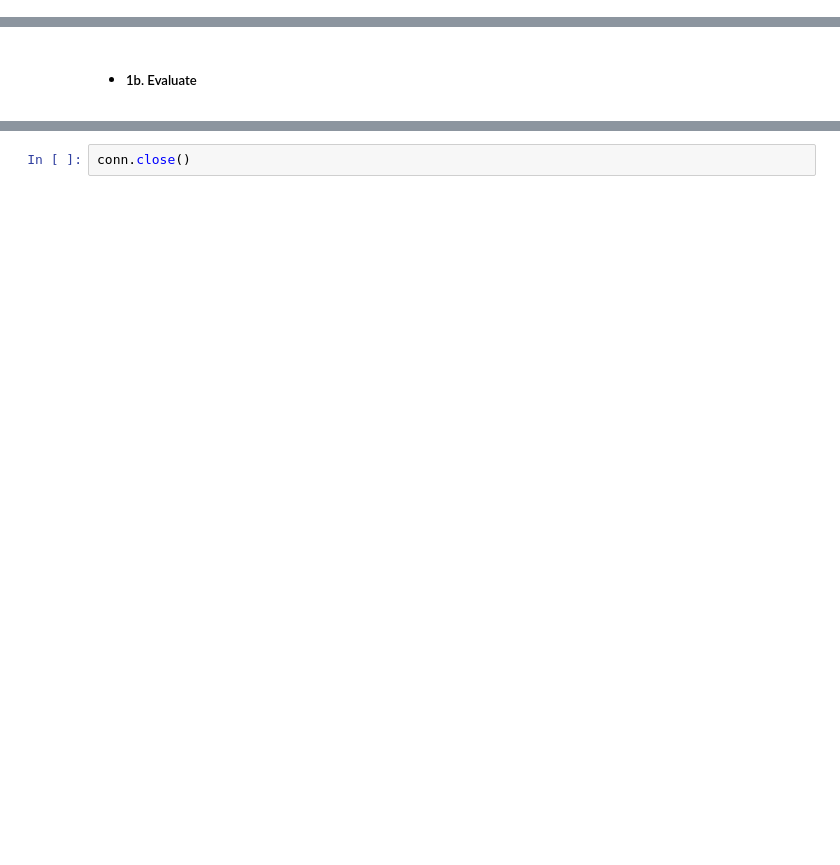
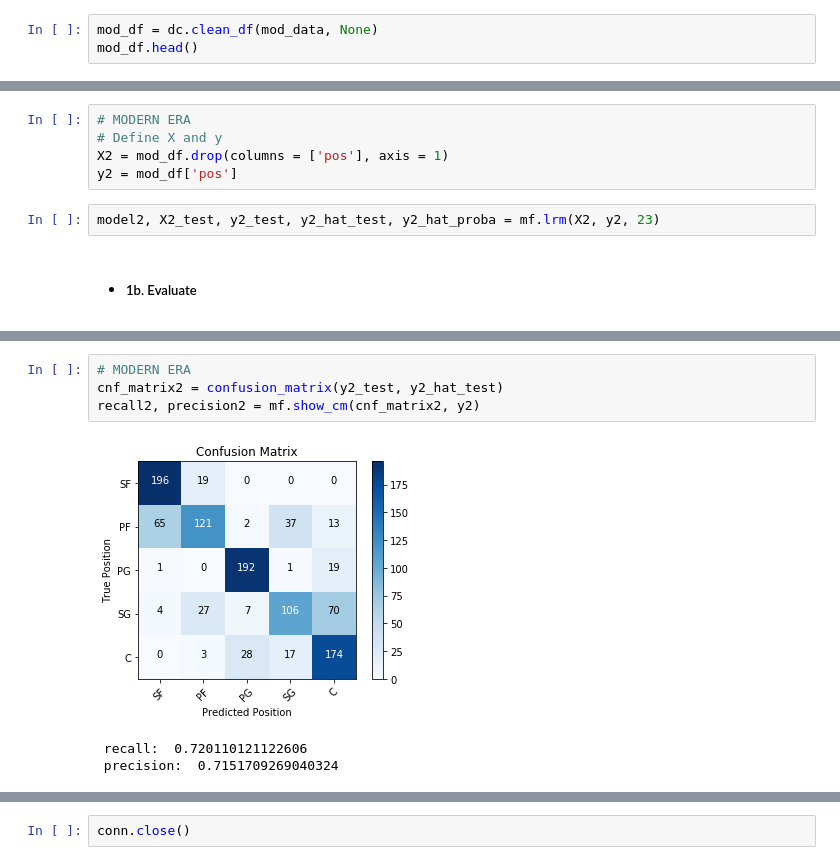
Before and after one commit to chum46/AI-Scout-Pro-Basketball, a Jupyter notebook: notebooks/report/final_notebook.ipynb, the cells around one changed output, grey strips where cells are left out. Cells and saved outputs as stored; diff of their text form; blank space fills up the shorter version.

```diff
--- a/notebooks/report/final_notebook.ipynb
+++ b/notebooks/report/final_notebook.ipynb
@@ -121,3 +128,6 @@ old_df.head()
 | 3 | 28 | SG | -5.8 | 60 | 2084 | 52.5 | 34.7 | 21.8 | 48.8 | 4.1 | 4.9 | ... |
 | 4 | 31 | PG | -5.8 | 80 | 1924 | 48.5 | 24.1 | 13.2 | 49.4 | 5.9 | 3.5 | ... |
 | 5 | 22 | PG | -5.8 | 81 | 1888 | 47.6 | 23.3 | 13.7 | 49.7 | 7.2 | 3.4 | ... |
+# %%
+mod_df = dc.clean_df(mod_data, None)
+mod_df.head()
@@ -142,2 +171,9 @@ y_test, y_hat_test, y_hat_proba = mf.lrm(X, y, 23)
+# %%
+# MODERN ERA
+# Define X and y
+X2 = mod_df.drop(columns = ['pos'], axis = 1)
+y2 = mod_df['pos']
+# %%
+model2, X2_test, y2_test, y2_hat_test, y2_hat_proba = mf.lrm(X2, y2, 23)
 # %% [markdown]
 - ##### 1b. Evaluate
@@ -143,0 +204,8 @@ y_test, y_hat_test, y_hat_proba = mf.lrm(X, y, 23)
+# %%
+# MODERN ERA
+cnf_matrix2 = confusion_matrix(y2_test, y2_hat_test)
+recall2, precision2 = mf.show_cm(cnf_matrix2, y2)
+# %% [output]
+[figure, added]
+ recall:  0.720110121122606
+ precision:  0.7151709269040324
```
Also changed, not shown: parts of 47 cells of this notebook.
